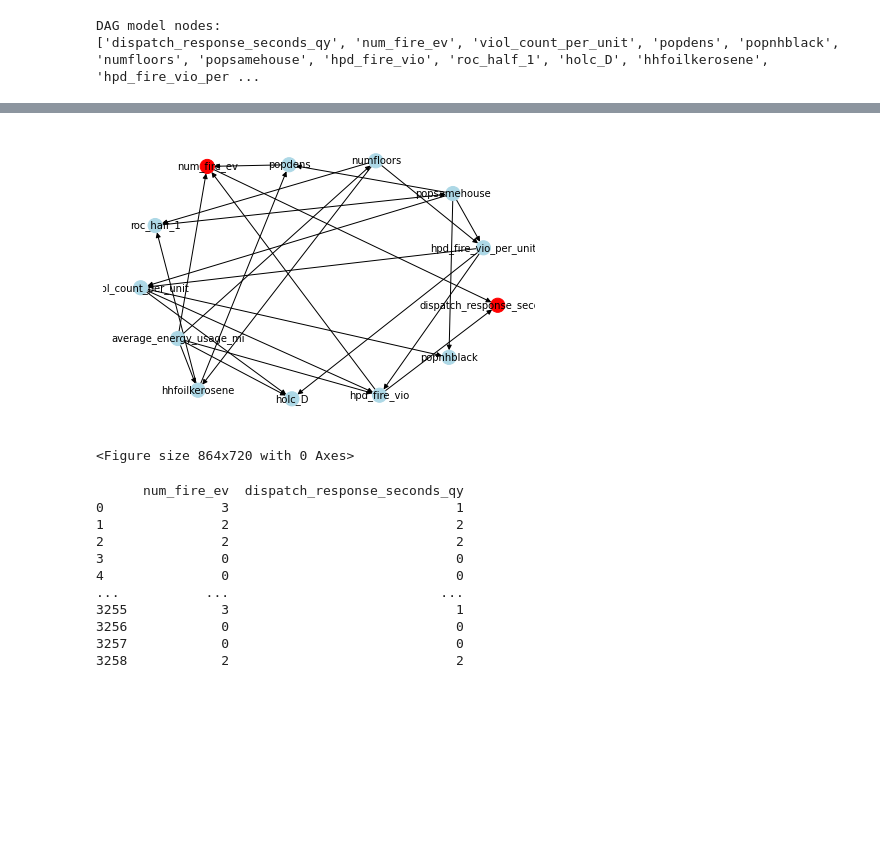
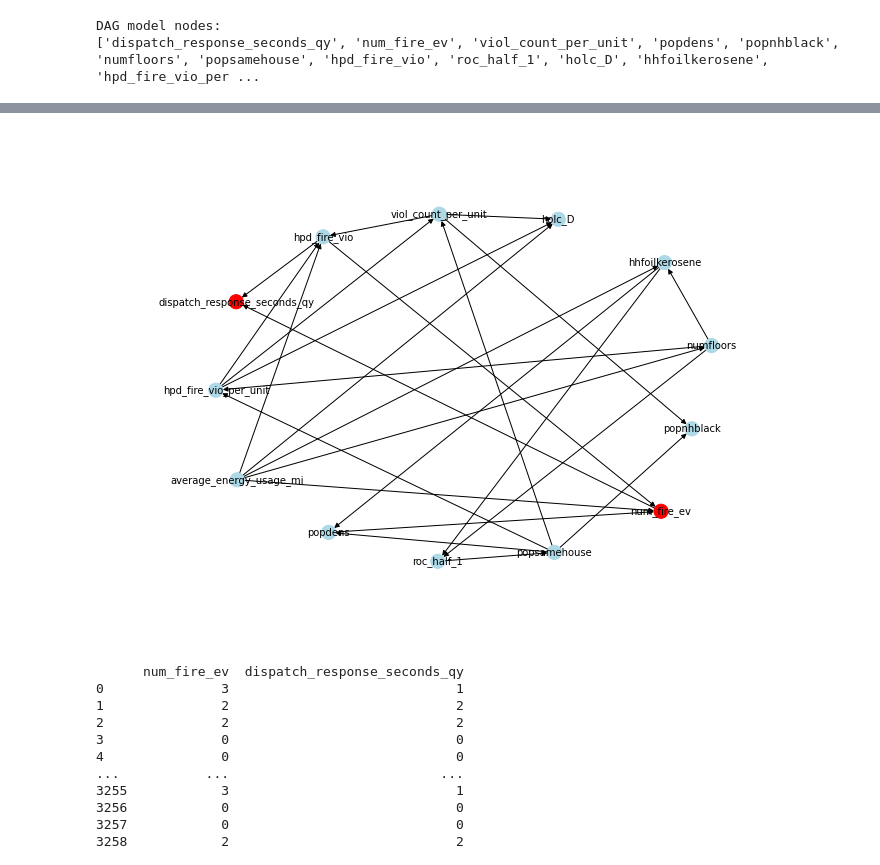
Before and after one commit to KaiElwood/machine-learning-final, a Jupyter notebook: code/04a_rf_bayesnet_box.ipynb, the cells around one changed output, grey strips where cells are left out. Drawn from its saved outputs; the diff is of its cells as text; code cells hidden in the pictures; blank space fills up the shorter version.

```diff
--- a/code/04a_rf_bayesnet_box.ipynb
+++ b/code/04a_rf_bayesnet_box.ipynb
@@ -935,17 +961,20 @@ CPD of num_fire_ev:
 # %%
 import networkx as nx
 import pylab as plt
-fig = plt.gcf()
+fig = plt.figure(figsize=(10,7))
 
 values = ['red' if n in ['num_fire_ev', 'dispatch_response_seconds_qy'] else 'lightblue' for n in model.nodes()]
 # use networkx to draw DAG
 nx.draw(model, node_color=values, with_labels=True, font_color='black', node_size=200,font_size=10)
 
-plt.figure(figsize = (12,10))
-fig.savefig(os.join(plots, 'dag_2.png'))
+#plt.figure(figsize = (16,10))
+axis = plt.gca()
+axis.set_xlim([1.2*x for x in axis.get_xlim()])
+axis.set_ylim([1.2*y for y in axis.get_ylim()])
+
+fig.savefig(os.join(plots, 'dag_2.png'), dpi = 300)
 # %% [output]
-[figure, old version]
+[figure, new version]
-<Figure size 864x720 with 0 Axes>
 # %%
 pred = model.predict(test.loc[:, [n for n in model.nodes() if n not in ['num_fire_ev', 'dispatch_response_seconds_qy']]])
 print(pred)
```
Also changed, not shown: parts of 25 cells of this notebook, 6 other files.
